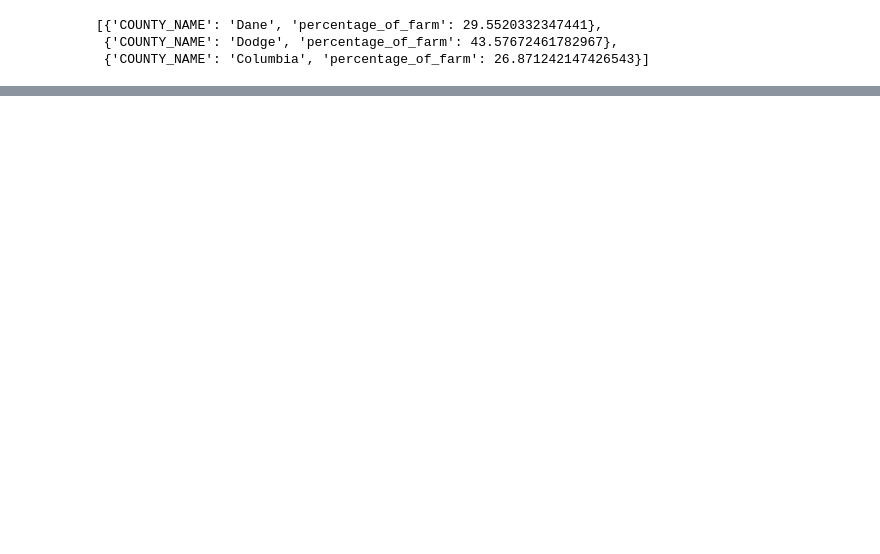
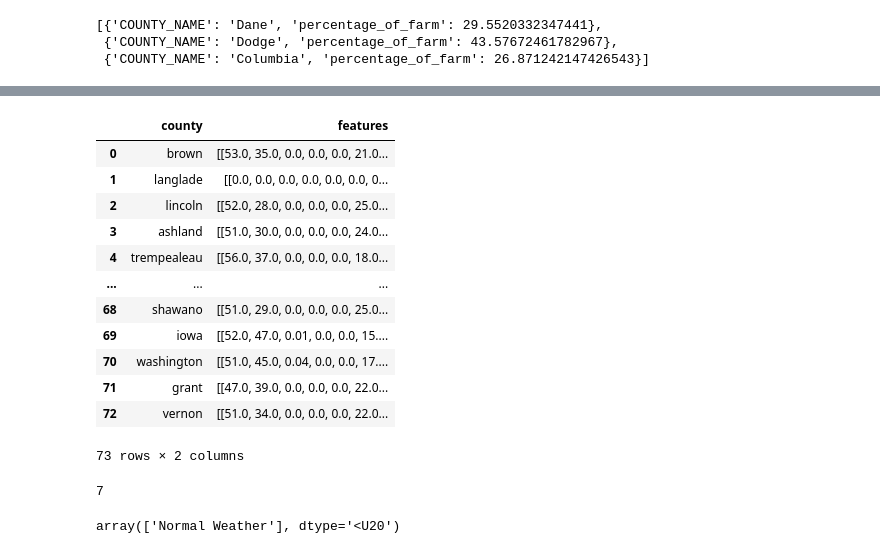
Before and after one commit to darshan-golchha/forefarm, a Jupyter notebook: prac.ipynb, the cells around one changed output, grey strips where cells are left out. Drawn from its saved outputs; the diff is of its cells as text; code cells hidden in the pictures; blank space fills up the shorter version.

```diff
--- a/prac.ipynb
+++ b/prac.ipynb
@@ -70,0 +165,17 @@ intersecting_counties[["COUNTY_NAME", "percentage_of_farm"]].to_dict(orient="rec
+# %%
+df = pd.read_csv("processed_data.csv")
+df
+# %% [output]
+|  | county | features |
+| 0 | brown | [[53.0, 35.0, 0.0, 0.0, 0.0, 21.0... |
+| 1 | langlade | [[0.0, 0.0, 0.0, 0.0, 0.0, 0.0, 0... |
+| 2 | lincoln | [[52.0, 28.0, 0.0, 0.0, 0.0, 25.0... |
+| 3 | ashland | [[51.0, 30.0, 0.0, 0.0, 0.0, 24.0... |
+| 4 | trempealeau | [[56.0, 37.0, 0.0, 0.0, 0.0, 18.0... |
+| ... | ... | ... |
+| 68 | shawano | [[51.0, 29.0, 0.0, 0.0, 0.0, 25.0... |
+| 69 | iowa | [[52.0, 47.0, 0.01, 0.0, 0.0, 15.... |
+| 70 | washington | [[51.0, 45.0, 0.04, 0.0, 0.0, 17.... |
+| 71 | grant | [[47.0, 39.0, 0.0, 0.0, 0.0, 22.0... |
+| 72 | vernon | [[51.0, 34.0, 0.0, 0.0, 0.0, 22.0... |
+73 rows × 2 columns
@@ -70,0 +191,33 @@ intersecting_counties[["COUNTY_NAME", "percentage_of_farm"]].to_dict(orient="rec
+# %%
+ctyinfo = {"COUNTY_NAME":"Rock","percentage_of_farm":{"$numberDouble":"0.5858492011717809"}},{"COUNTY_NAME":"Green","percentage_of_farm":{"$numberDouble":"1.9575463441906389"}},{"COUNTY_NAME":"Iowa","percentage_of_farm":{"$numberDouble":"0.34982710585646076"}},{"COUNTY_NAME":"Dane","percentage_of_farm":{"$numberDouble":"63.932919277473665"}},{"COUNTY_NAME":"Sauk","percentage_of_farm":{"$numberDouble":"0.006821967285448092"}},{"COUNTY_NAME":"Columbia","percentage_of_farm":{"$numberDouble":"32.35680643727202"}},{"COUNTY_NAME":"Marquette","percentage_of_farm":{"$numberDouble":"0.20229057327063688"}},{"COUNTY_NAME":"Green Lake","percentage_of_farm":{"$numberDouble":"0.6079390934791503"}}
+
+vecs = []
+for cty in ctyinfo:
+    info = cty["COUNTY_NAME"].lower()
+    county_vecs = get_countyvec(info.replace(" ", ""))
+    vecs.append(county_vecs)  # appending list of 49-value vectors (7 lists of 49 values)
+
+# Convert to numpy array with shape (n_counties, 7, 49) where:
+# - n_counties = number of counties
+# - 7 = number of lists (7 vectors for each county)
+# - 49 = number of values in each vector
+vecs = np.array(vecs, dtype=float)
+
+# Step 2: Extract weights and normalize them
+weights = [float(cty["percentage_of_farm"]["$numberDouble"]) for cty in ctyinfo]
+weights = np.array(weights, dtype=float)
+weights = weights / weights.sum()  # Normalize weights
+
+# Step 3: Compute the weighted average for each of the 7 vectors
+weighted_avg_vecs = []
+for i in range(7):  # For each of the 7 vectors
+    weighted_avg_vec = (vecs[:, i, :] * weights[:, np.newaxis]).sum(axis=0)  # Compute the weighted average across counties
+    weighted_avg_vecs.append(weighted_avg_vec)
+
+# Convert the result into a list of weighted average vectors (7 vectors with 49 values each)
+weighted_avg_vecs = np.array(weighted_avg_vecs)
+
+# Print the resulting weighted average vectors
+len(weighted_avg_vecs)
+# %% [output]
+7
@@ -70,0 +413,5 @@ intersecting_counties[["COUNTY_NAME", "percentage_of_farm"]].to_dict(orient="rec
+# %%
+m1 = load_model("ml_1_model.pkl")
+m2 = load_model("ml_2_model.pkl")
+# %% [output]
+array(['Normal Weather'], dtype='<U20')
```
Also changed, not shown: parts of 9 cells of this notebook, 6 other files.
